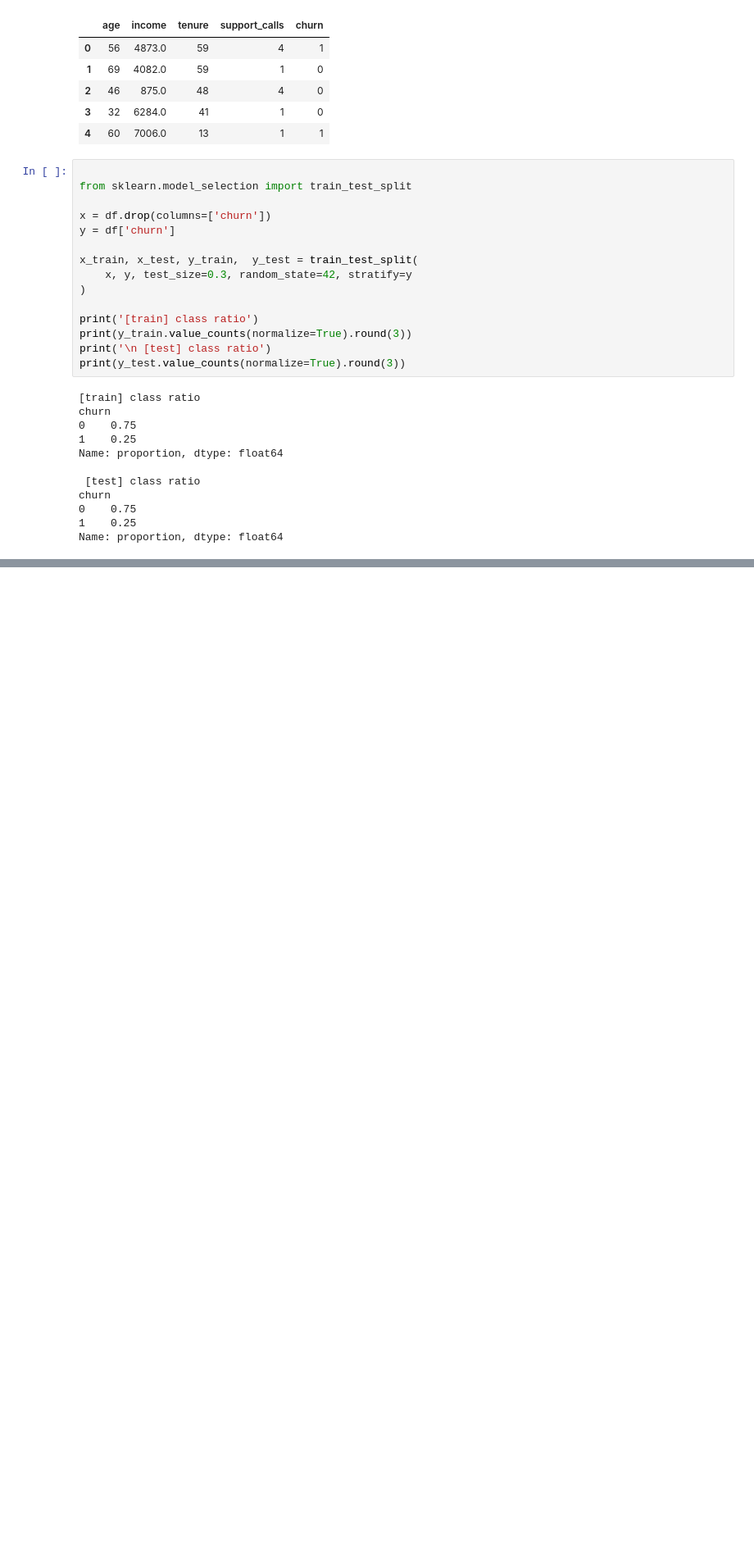
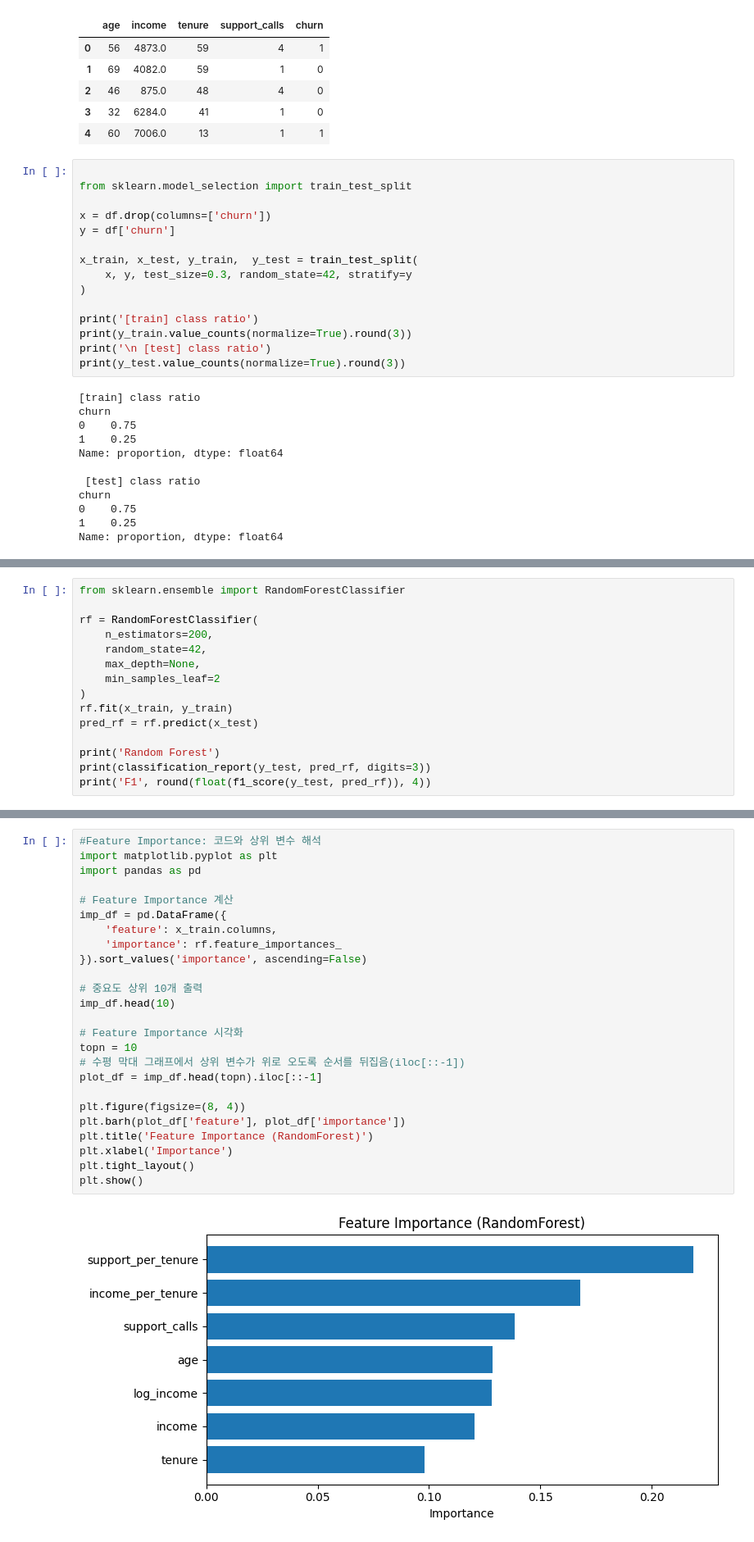
Before and after one commit to hyscodebase/Big-data-application-practice1, a Jupyter notebook: Week10/Week10[Alex].ipynb, the cells around one changed output, grey strips where cells are left out. Shown at 82% size. Drawn from its saved outputs; the diff is of its cells as text; blank space fills up the shorter version.

```diff
--- a/Week10/Week10[Alex].ipynb
+++ b/Week10/Week10[Alex].ipynb
@@ -232,0 +350,15 @@ Name: proportion, dtype: float64
+# %%
+from sklearn.ensemble import RandomForestClassifier
+
+rf = RandomForestClassifier(
+    n_estimators=200,
+    random_state=42,
+    max_depth=None,
+    min_samples_leaf=2
+)
+rf.fit(x_train, y_train)
+pred_rf = rf.predict(x_test)
+
+print('Random Forest')
+print(classification_report(y_test, pred_rf, digits=3))
+print('F1', round(float(f1_score(y_test, pred_rf)), 4))
@@ -232,0 +377,27 @@ Name: proportion, dtype: float64
+# %%
+#Feature Importance: 코드와 상위 변수 해석
+import matplotlib.pyplot as plt
+import pandas as pd
+
+# Feature Importance 계산
+imp_df = pd.DataFrame({
+    'feature': x_train.columns,
+    'importance': rf.feature_importances_
+}).sort_values('importance', ascending=False)
+
+# 중요도 상위 10개 출력
+imp_df.head(10)
+
+# Feature Importance 시각화
+topn = 10
+# 수평 막대 그래프에서 상위 변수가 위로 오도록 순서를 뒤집음(iloc[::-1])
+plot_df = imp_df.head(topn).iloc[::-1]
+
+plt.figure(figsize=(8, 4))
+plt.barh(plot_df['feature'], plot_df['importance'])
+plt.title('Feature Importance (RandomForest)')
+plt.xlabel('Importance')
+plt.tight_layout()
+plt.show()
+# %% [output]
+[figure, added]
```
Also changed, not shown: parts of 15 cells of this notebook.
